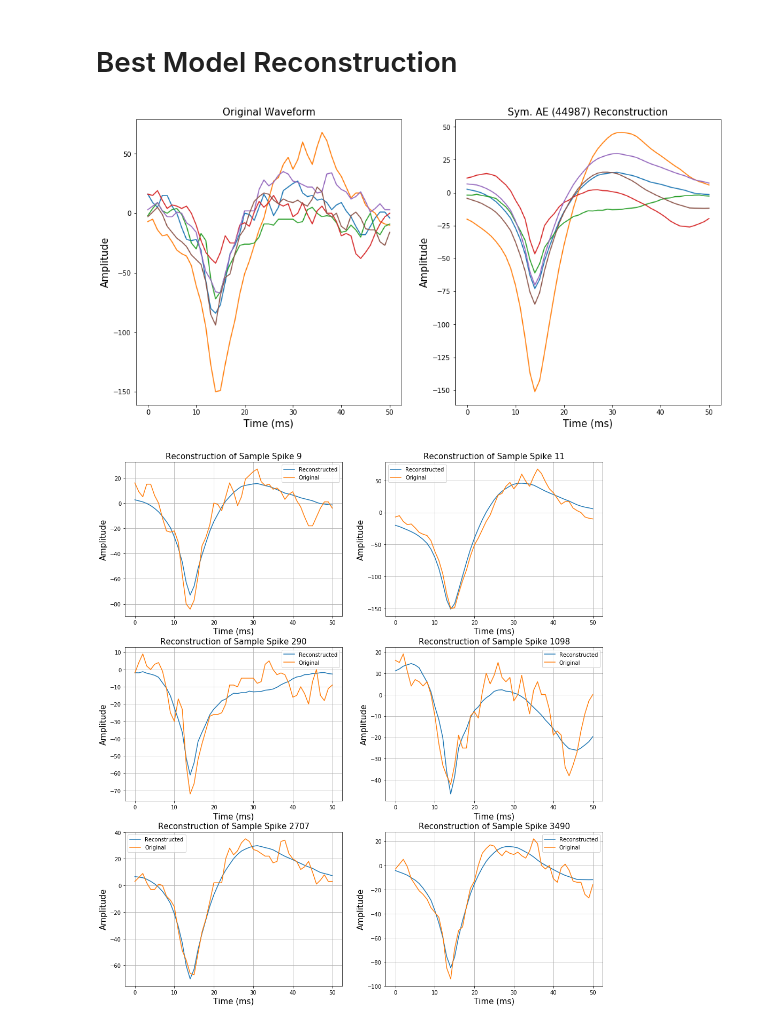
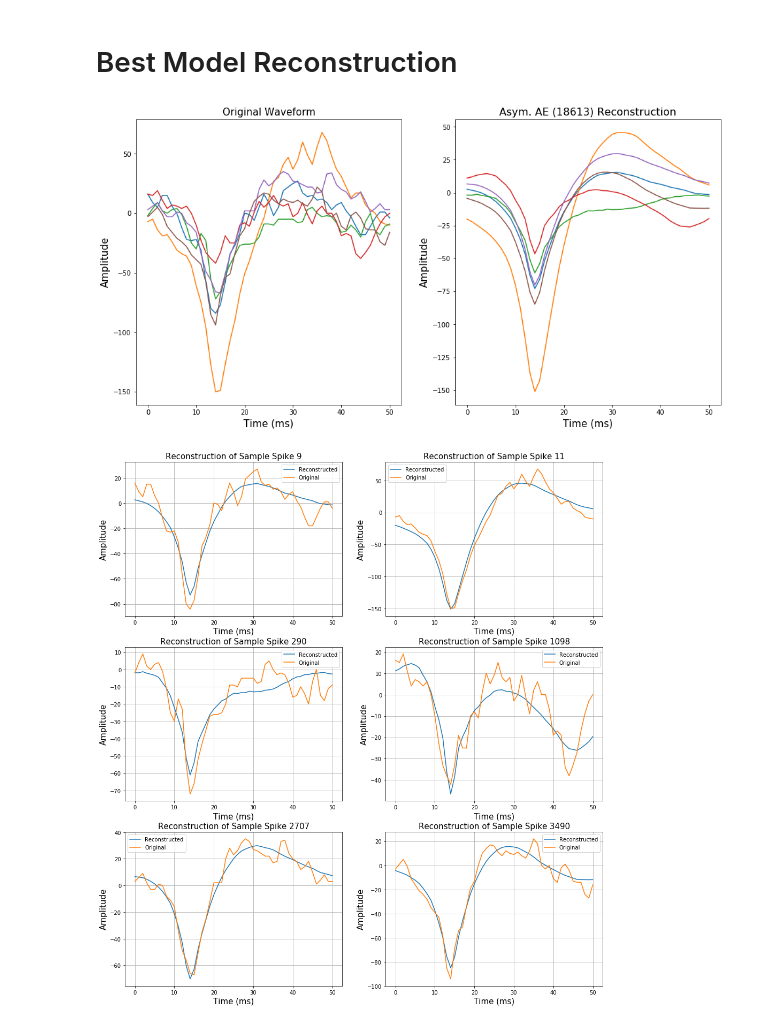
Before and after one commit to psambit9791/SpikeSort, a Jupyter notebook: Best AE Models.ipynb, the cells around one changed output. Drawn from its saved outputs; the diff is of its cells as text; code cells hidden in the pictures.

```diff
--- a/Best AE Models.ipynb
+++ b/Best AE Models.ipynb
@@ -99,7 +99,7 @@ val_lim = (int)(0.9*electrode_data.shape[0])
 
 electrode_data_train = electrode_data[:train_lim, :]
 electrode_data_val = electrode_data[train_lim:val_lim, :]
-electrode_data_test = electrode_data[val_lim:, :]
+electrode_data_test = electrode_data[train_lim:, :]
 
 print("Training Datasize:", electrode_data_train.shape)
 print("Validation Datasize:", electrode_data_val.shape)
@@ -964,22 +964,22 @@ _, out_ae = get_network_output(asym_mult, 2)
 # %%
 n = sorted([11, 290, 3490, 1098, 2707, 9])
 
 fig1 = plt.figure(figsize=(16, 8))
 
 for i in n:
     plt.subplot(122)
     plt.plot(out_ae[i, :])
-    plt.title('Sym. AE (44987) Reconstruction', fontsize=15)
+    plt.title('Asym. AE (18613) Reconstruction', fontsize=16)
     plt.xlabel('Time (ms)', fontsize=15)
     plt.ylabel('Amplitude', fontsize=15)
     plt.subplot(121)
     plt.plot(electrode_data_test[i, :])
     plt.title('Original Waveform', fontsize=15)
     plt.xlabel('Time (ms)', fontsize=15)
     plt.ylabel('Amplitude', fontsize=15)
 fig1.savefig("recons1.png", bbox_inches='tight')
 # %% [output]
-[figure, old version]
+[figure, new version]
 # %%
 fig2 = plt.figure(figsize=(16, 18))
 n = sorted([11, 290, 3490, 1098, 2707, 9])
```
Also changed, not shown: parts of 3 cells of this notebook, 5 other files.
